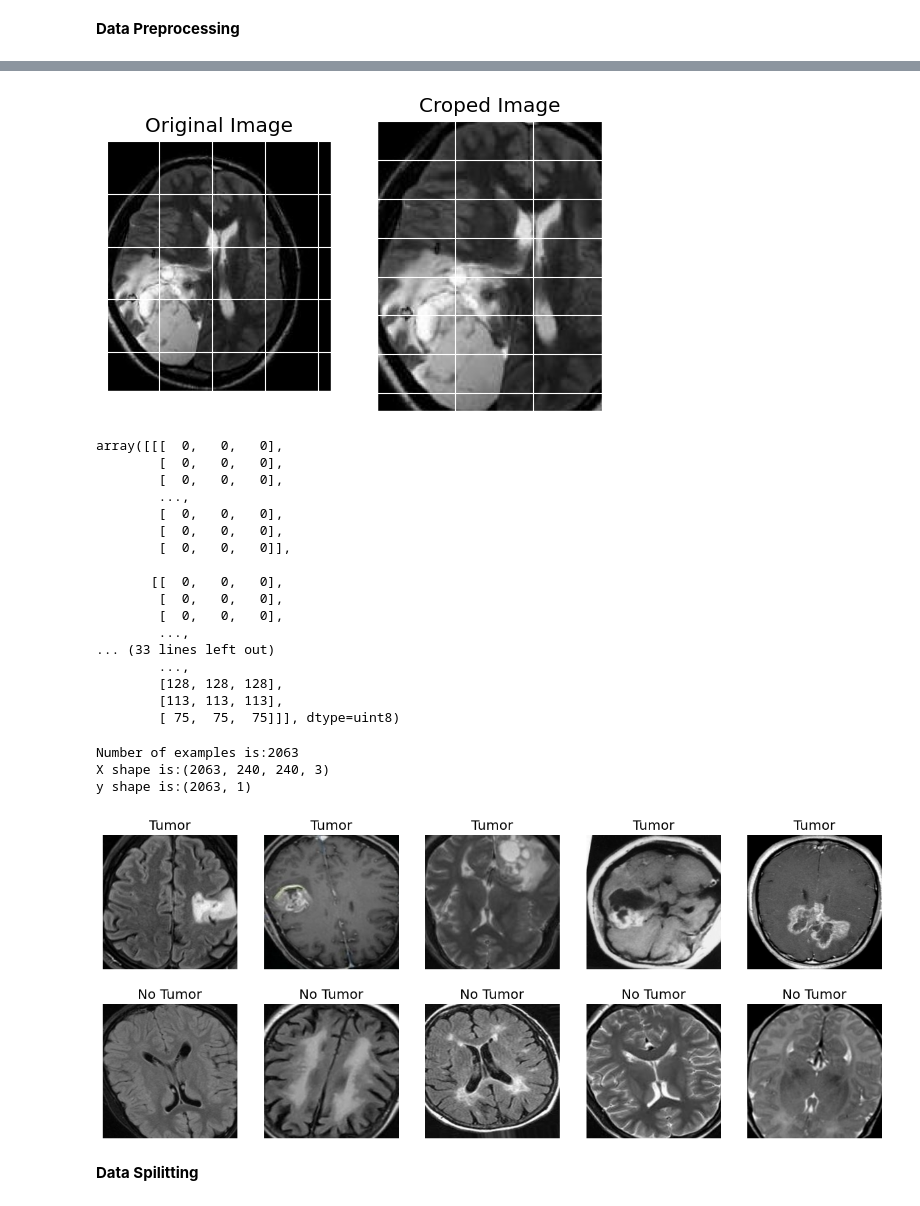
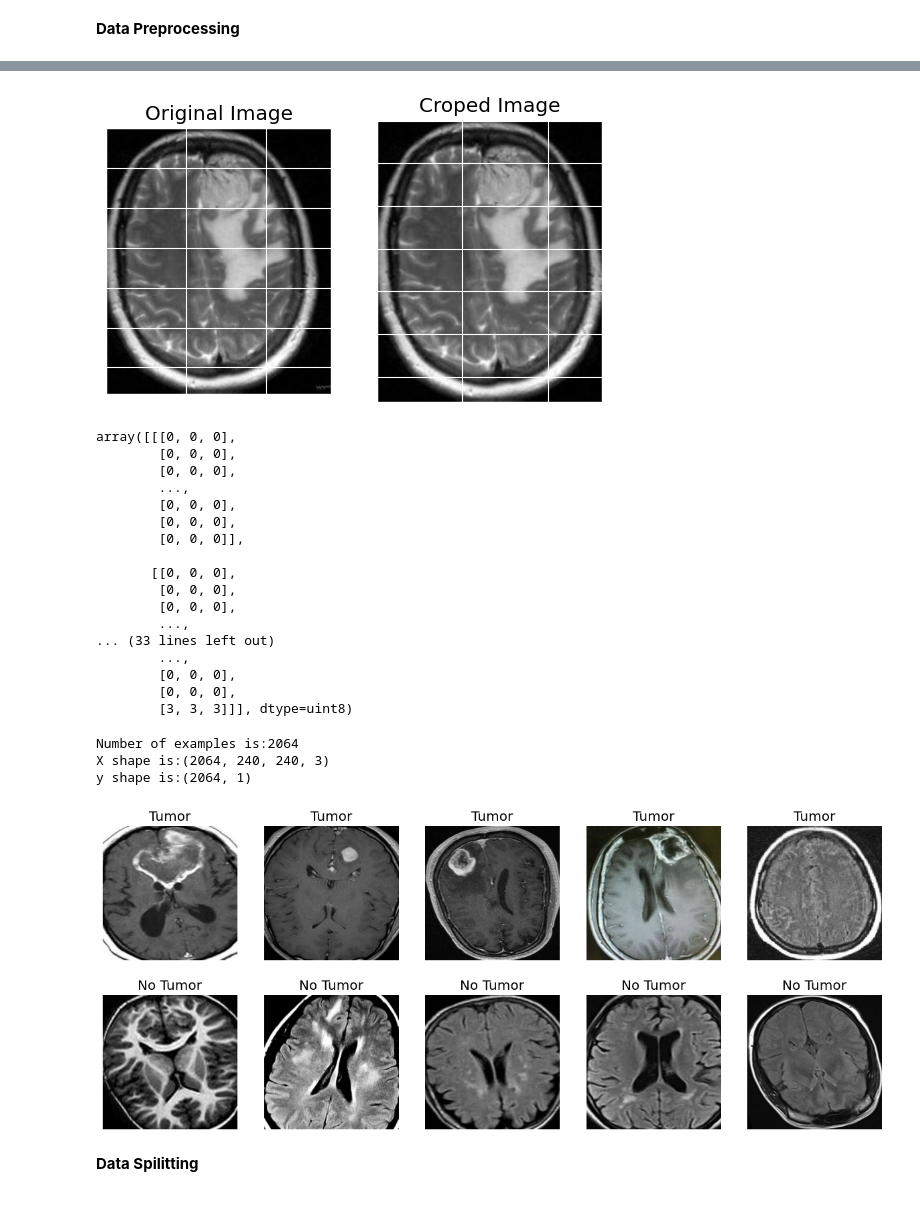
Before and after one commit to syedabusafwan/syedabusafwan, a Jupyter notebook: BrainTumorClassification.ipynb, the cells around one changed output, grey strips where cells are left out. Drawn from its saved outputs; the diff is of its cells as text; code cells hidden in the pictures.

```diff
--- a/BrainTumorClassification.ipynb
+++ b/BrainTumorClassification.ipynb
@@ -320,27 +329,27 @@ Requirement already satisfied: pyparsing>=2.3.1 in /usr/local/lib/python3.10/dis
 Requirement already satisfied: python-dateutil>=2.7 in /usr/local/lib/python3.10/dist-packages (from matplotlib) (2.8.2)
 Requirement already satisfied: six>=1.5 in /usr/local/lib/python3.10/dist-packages (from python-dateutil>=2.7->matplotlib) (1.16.0)
 # %%
-img = cv2.imread('/content/train/augmented_data/yes/aug_Y_100_0_1733.jpg')
+img = cv2.imread('/content/train/augmented_data/yes/aug_Y_100_0_114.jpg')
 crop_brain_tumor(img, True)
 # %% [output]
-[figure, old version]
+[figure, new version]
-array([[[  0,   0,   0],
-        [  0,   0,   0],
-        [  0,   0,   0],
+array([[[0, 0, 0],
+        [0, 0, 0],
+        [0, 0, 0],
         ...,
-        [  0,   0,   0],
-        [  0,   0,   0],
-        [  0,   0,   0]],
+        [0, 0, 0],
+        [0, 0, 0],
+        [0, 0, 0]],
 
-       [[  0,   0,   0],
-        [  0,   0,   0],
-        [  0,   0,   0],
+       [[0, 0, 0],
+        [0, 0, 0],
+        [0, 0, 0],
         ...,
 ... (33 lines left out)
         ...,
-        [128, 128, 128],
-        [113, 113, 113],
-        [ 75,  75,  75]]], dtype=uint8)
+        [0, 0, 0],
+        [0, 0, 0],
+        [3, 3, 3]]], dtype=uint8)
 # %%
 folder1 = '/content/train/augmented_data/no/'
 folder2 = '/content/train/augmented_data/yes/'
@@ -407,9 +416,9 @@ IMG_WIDTH, IMG_HEIGHT = (240,240)
 
 X, y = load_data([augmented_yes, augmented_no], (IMG_WIDTH, IMG_HEIGHT))
 # %% [output]
-Number of examples is:2063
-X shape is:(2063, 240, 240, 3)
-y shape is:(2063, 1)
+Number of examples is:2064
+X shape is:(2064, 240, 240, 3)
+y shape is:(2064, 1)
 # %%
 # prompt: plot sample images tumor non tumor 10 samples with easy code
 
@@ -438,7 +447,7 @@ for i, sample in enumerate(no_tumor_samples):
 
 plt.show()
 # %% [output]
-[figure, old version]
+[figure, new version]
 # %% [markdown]
 **Data Spilitting**
 # %%
```
Also changed, not shown: parts of 9 cells of this notebook.
